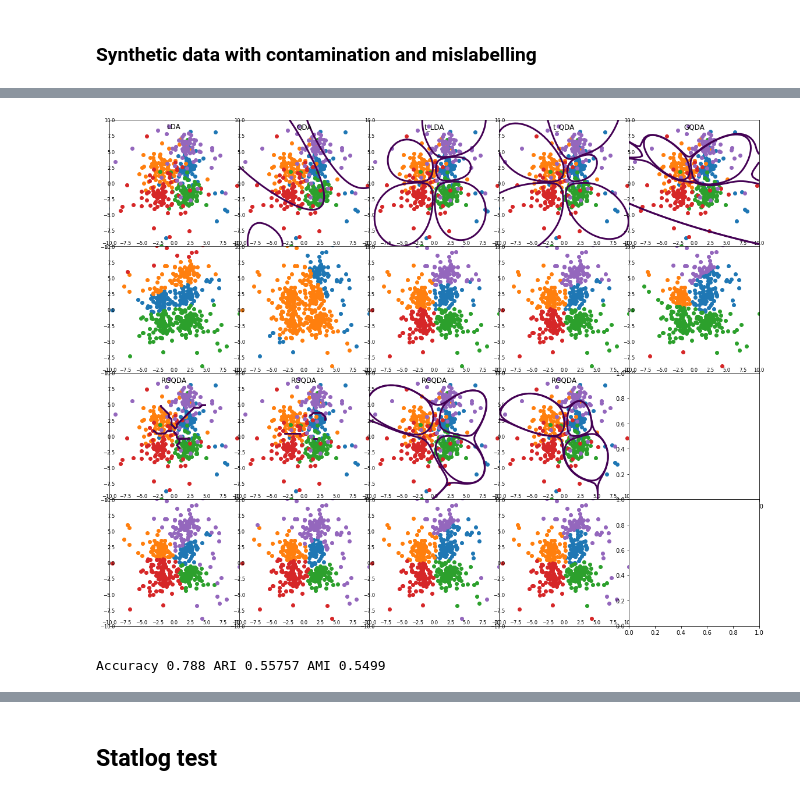
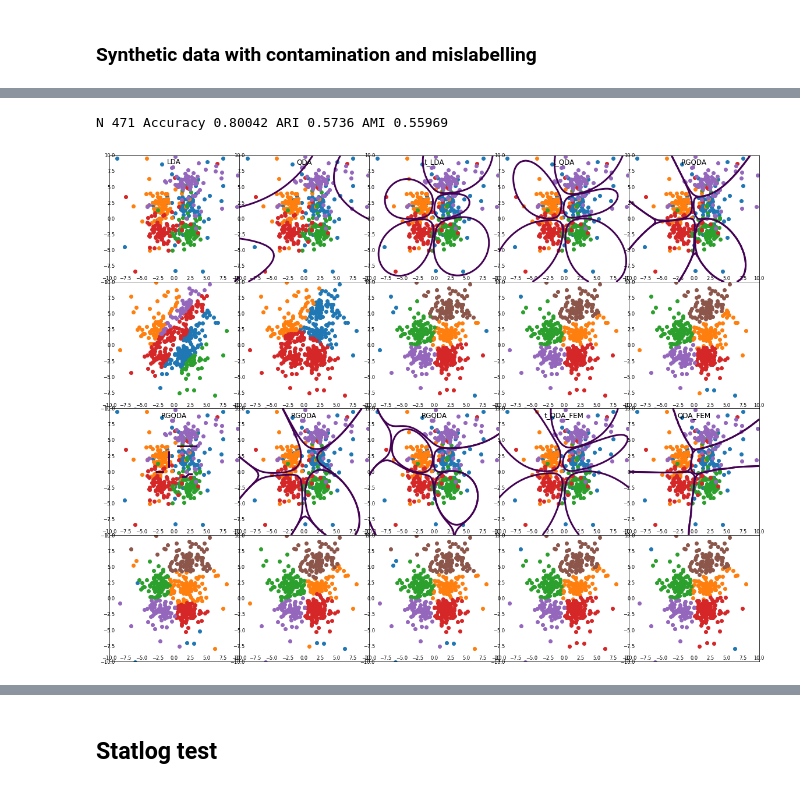
Before and after one commit to Andrewwango/femda, a Jupyter notebook: experiment_LDA.ipynb, the cells around one changed output, grey strips where cells are left out. Cells and saved outputs as stored; diff of their text form; code cells hidden in the pictures.

Commit message:
Tests

```diff
--- a/experiment_LDA.ipynb
+++ b/experiment_LDA.ipynb
@@ -71,10 +68,11 @@ def run_all(X, y, X_test, y_test, slow=True):
     print_metrics(pd.Series(y_test), t_qdatest.predict(X_test))
     if not slow:
         return ldatest, qdatest, t_ldatest, t_qdatest
-    print("GQDA")
-    gqdatest = GQDA()
-    gqdatest.fit(X, pd.Series(y))
-    print_metrics(pd.Series(y_test), gqdatest.predict(X_test))
+    #print("GQDA")
+    #gqdatest = GQDA()
+    #gqdatest.fit(X, pd.Series(y))
+    #print_metrics(pd.Series(y_test), gqdatest.predict(X_test))
+    """
     print("RGQDA")
     rgqdatest = RGQDA('M-estimator')
     rgqdatest.fit(X, pd.Series(y))
@@ -91,4 +89,14 @@ def run_all(X, y, X_test, y_test, slow=True):
     rqdastest = RGQDA('S-estimator')
     rqdastest.fit(X, pd.Series(y), c=1)
     print_metrics(pd.Series(y_test), rqdastest.predict(X_test))
-    return ldatest, qdatest, t_ldatest, t_qdatest, gqdatest, rgqdatest, rgqdastest, rqdatest, rqdastest
+    """
+    print("t-QDA-FEM")
+    t_qda_femtest = t_QDA_FEM(method='distributional')
+    t_qda_femtest.fit(X, pd.Series(y))
+    print_metrics(pd.Series(y_test), t_qda_femtest.predict(X_test))
+    print("QDA-FEM")
+    qda_femtest = QDA_FEM(method='distributional')
+    qda_femtest.fit(X, pd.Series(y))
+    print_metrics(pd.Series(y_test), qda_femtest.predict(X_test))
+
+    return ldatest, qdatest, t_ldatest, t_qdatest,  t_qda_femtest, qda_femtest #rgqdatest, rgqdastest, rqdatest, rqdastest,
@@ -365,12 +485,12 @@ Accuracy 0.771 ARI 0.50162 AMI 0.47037
 # %%
 def synthesise2d(n, contamination=0, mislabelling=0): #contamination, mislabelling percent
     hard = False
-    X1 = contaminated(n, stats.multivariate_t, contamination, loc=np.array([2 , 2]), shape=np.eye(2), df=1, hard=hard) #cauchy
-    X2 = contaminated(n, stats.multivariate_t, contamination, loc=np.array([-2, 2]), shape=np.eye(2), df=3, hard=hard) #t
-    X3 = contaminated(n, stats.multivariate_t, contamination, loc=np.array([2 ,-2]), shape=np.eye(2), df=20, hard=hard) #normal
-    X4 = contaminated(n, stats.multivariate_t, contamination, loc=np.array([-2,-2]), shape=np.eye(2), df=1, hard=hard) #cauchy
-    X5 = contaminated(n, stats.multivariate_t, contamination, loc=np.array([2 , 6]), shape=np.eye(2), df=1, hard=hard) #cauchy
+    X1,o1 = contaminated(n, stats.multivariate_t, contamination, loc=np.array([2 , 2]), shape=np.eye(2), df=1, hard=hard) #cauchy
+    X2,o2 = contaminated(n, stats.multivariate_t, contamination, loc=np.array([-2, 2]), shape=np.eye(2), df=3, hard=hard) #t
+    X3,o3 = contaminated(n, stats.multivariate_t, contamination, loc=np.array([2 ,-2]), shape=np.eye(2), df=20, hard=hard) #normal
+    X4,o4 = contaminated(n, stats.multivariate_t, contamination, loc=np.array([-2,-2]), shape=np.eye(2), df=1, hard=hard) #cauchy
+    X5,o5 = contaminated(n, stats.multivariate_t, contamination, loc=np.array([2 , 6]), shape=np.eye(2), df=1, hard=hard) #cauchy
 
-    return np.vstack([X1, X2, X3, X4, X5]), mislabelled(n, mislabelling, np.arange(5))
+    return np.vstack([X1, X2, X3, X4, X5]), apply_outlierness([o1,o2,o3,o4,o5], mislabelled(n, mislabelling, np.arange(5)))
 # %%
 X_test_2d,y_test_2d = synthesise2d(100)
@@ -377,6 +665,6 @@ X_test_2d,y_test_2d = synthesise2d(100)
 # %%
 X_2d,y_2d = synthesise2d(100, contamination=0.1, mislabelling=0.1)
 # %%
-models_vis = run_all(X_2d,y_2d,X_test_2d,y_test_2d)
+models_vis_mislabelling_contamination = run_all(X_2d,y_2d,X_test_2d,y_test_2d)
 # %% [output]
 LDA
@@ -409,12 +691,12 @@ plot_dataset(X_test_2d, y_test_2d, ax)
+# %%
+approx_tQDA_test_mislabelling_contamination = t_QDA(method='generalised')
+approx_tQDA_test_mislabelling_contamination.fit(X_2d, pd.Series(y_2d))
+print_metrics(pd.Series(y_test_2d), approx_tQDA_test_mislabelling_contamination.predict(X_test_2d))
+# %% [output]
+N 471 Accuracy 0.80042 ARI 0.5736 AMI 0.55969
 # %%
-plot_models(X_2d, y_2d, X_test_2d, models_vis)
+plot_models(X_2d, y_2d, X_test_2d, models_vis_mislabelling_contamination)#+(approx_tQDA_test_mislabelling_contamination,))
 # %% [output]
-[figure, old version]
+[figure, new version]
-# %%
-test = t_QDA(method='generalised')
-test.fit(X_2d, pd.Series(y_2d))
-print_metrics(pd.Series(y_test_2d), test.predict(X_test_2d))
-# %% [output]
-Accuracy 0.788 ARI 0.55757 AMI 0.5499
 # %%
 plot_models(X_2d, y_2d, X_test_2d, test)
```
Also changed, not shown: parts of 99 cells of this notebook, 5 other files.
